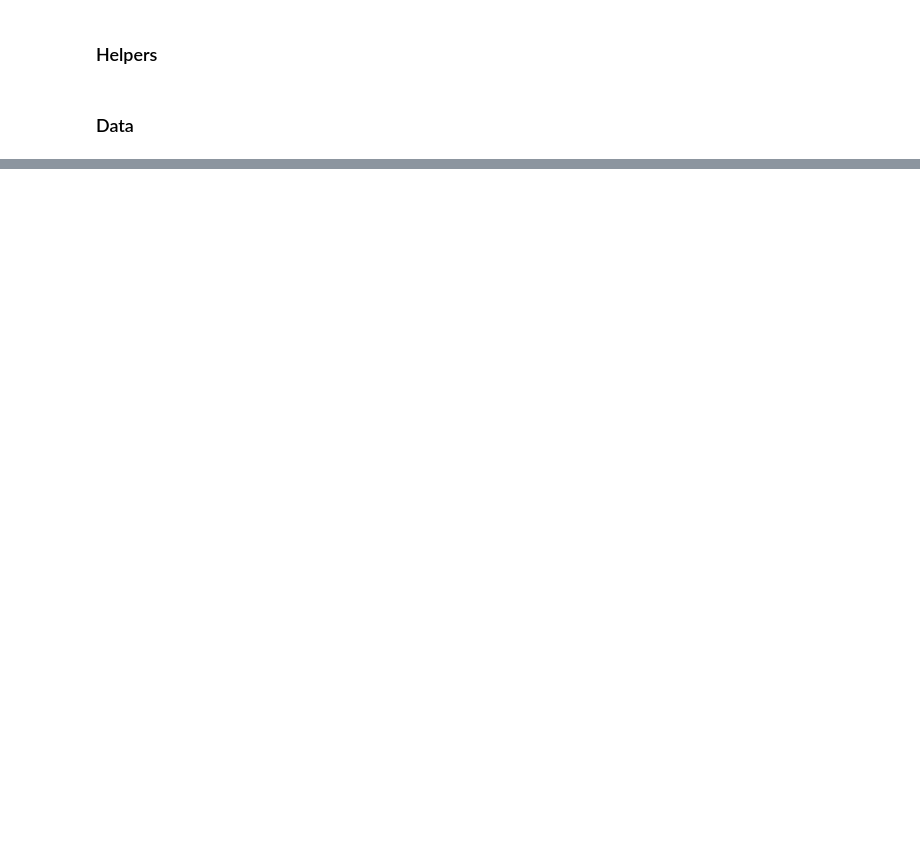
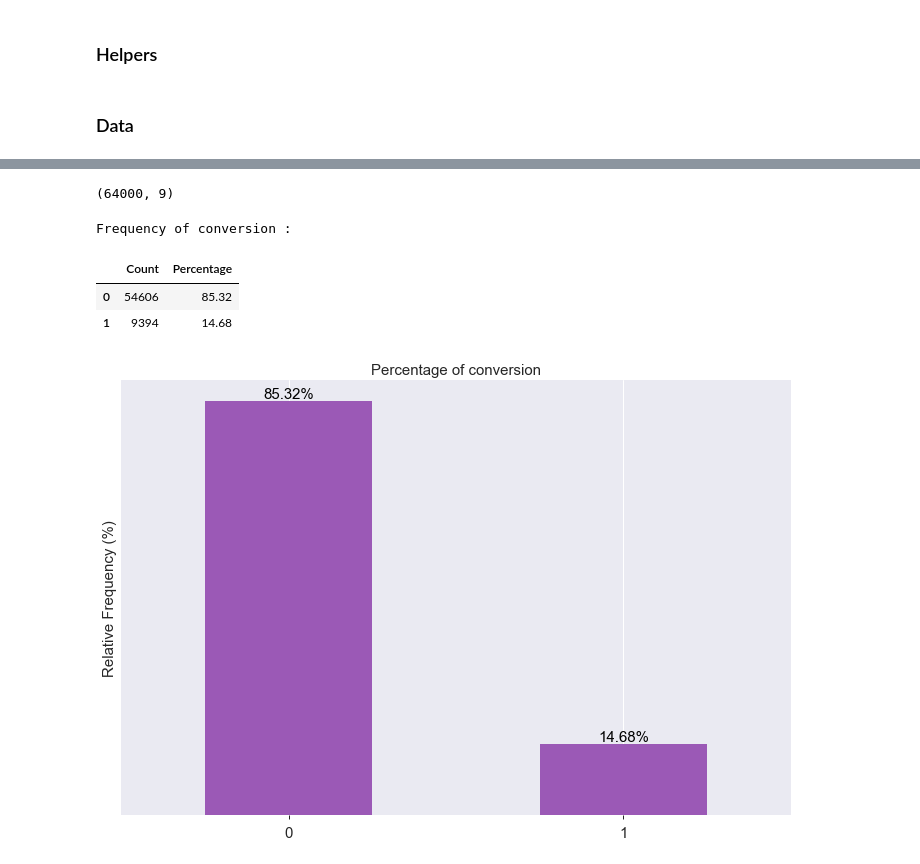
Before and after one commit to davidtnly/MachineLearning, a Jupyter notebook: 29-market-response-models.ipynb, the cells around one changed output, grey strips where cells are left out. Cells and saved outputs as stored; diff of their text form; code cells hidden in the pictures; blank space fills up the shorter version.

```diff
--- a/29-market-response-models.ipynb
+++ b/29-market-response-models.ipynb
@@ -18,2 +272,5 @@ Notes from this notebook comes from various resources listed at the end of the n
 # %% [markdown]
 ### Data
+# %%
+# Import data
+data = pd.read_csv('LargeData/29-data.csv')
@@ -19,0 +286,12 @@ Notes from this notebook comes from various resources listed at the end of the n
+# %%
+data.shape
+# %% [output]
+(64000, 9)
+# %%
+freq_table(data.conversion)
+# %% [output]
+Frequency of conversion :
+|  | Count | Percentage |
+| 0 | 54606 | 85.32 |
+| 1 | 9394 | 14.68 |
+[figure, added]
```
Also changed, not shown: parts of 20 cells of this notebook, 4 other files.
